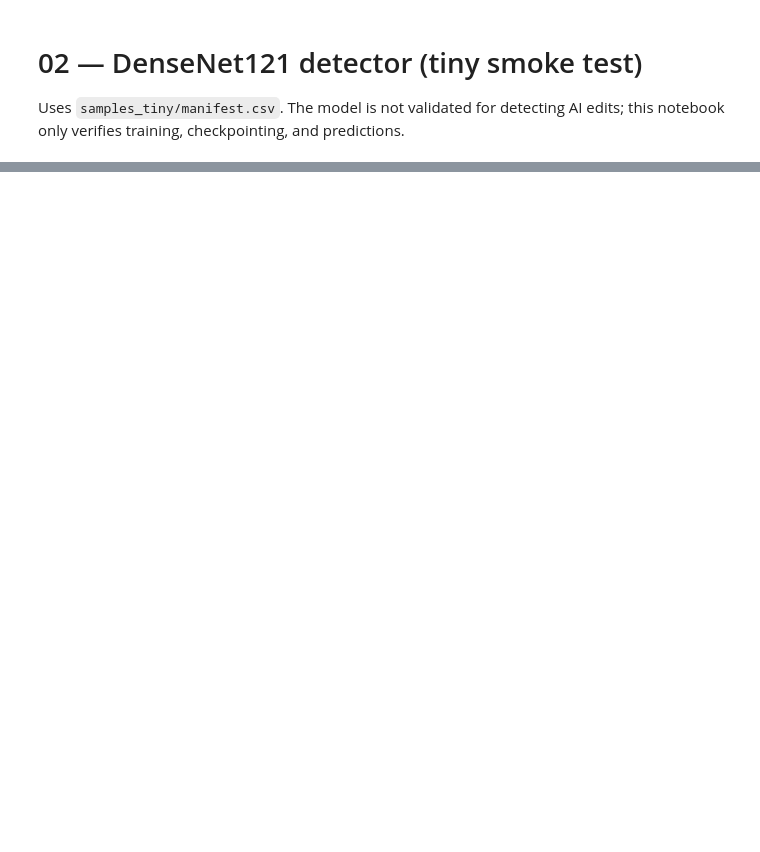
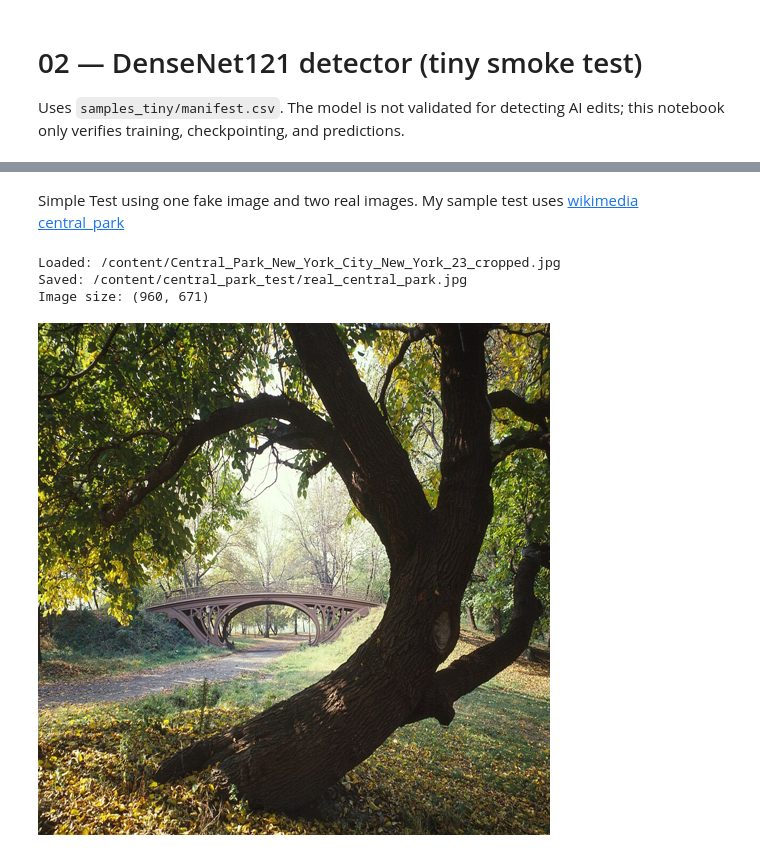
Before and after one commit to SunJ2432/ai-image-compliance, a Jupyter notebook: notebooks/02_detector.ipynb, the cells around one changed output, grey strips where cells are left out. Saved outputs shown, nothing was run; the diff lists cells and outputs as text; code cells hidden in the pictures; blank space fills up the shorter version.

```diff
--- a/notebooks/02_detector.ipynb
+++ b/notebooks/02_detector.ipynb
@@ -87,0 +80,2 @@ Reloaded model: {'prob': 0.32856687903404236, 'label': 'real', 'model_version':
+# %% [markdown]
+Simple Test using one fake image and two real images. My sample test uses [wikimedia central_park](https://thumb.wikimedia.org/wikipedia/commons/thumb/0/0a/Central_Park_New_York_City_New_York_23_cropped.jpg/960px-Central_Park_New_York_City_New_York_23_cropped.jpg?utm_source=commons.wikimedia.org&utm_campaign=imageinfo&utm_content=thumbnail)
@@ -87,0 +84,31 @@ Reloaded model: {'prob': 0.32856687903404236, 'label': 'real', 'model_version':
+# %%
+from pathlib import Path
+from PIL import Image
+from IPython.display import display
+
+test_dir = Path("/content/central_park_test")
+test_dir.mkdir(parents=True, exist_ok=True)
+
+# JPG uploaded to Colab's /content/ directory
+uploaded_path = Path(
+    "/content/Central_Park_New_York_City_New_York_23_cropped.jpg"
+)
+
+assert uploaded_path.exists(), f"Image not found: {uploaded_path}"
+
+real_image = Image.open(uploaded_path).convert("RGB")
+
+# Save to our test directory
+real_path = test_dir / "real_central_park.jpg"
+real_image.save(real_path, quality=95)
+
+print("Loaded:", uploaded_path)
+print("Saved:", real_path)
+print("Image size:", real_image.size)
+
+display(real_image.resize((512, 512)))
+# %% [output]
+Loaded: /content/Central_Park_New_York_City_New_York_23_cropped.jpg
+Saved: /content/central_park_test/real_central_park.jpg
+Image size: (960, 671)
+[figure, added]
```
Also changed, not shown: parts of 7 cells of this notebook.
